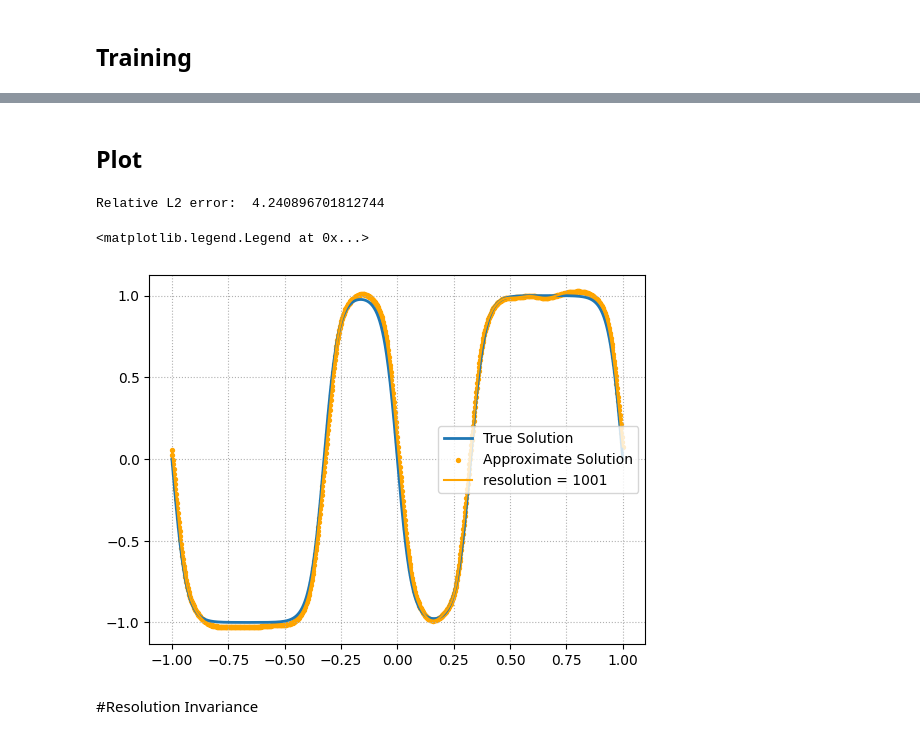
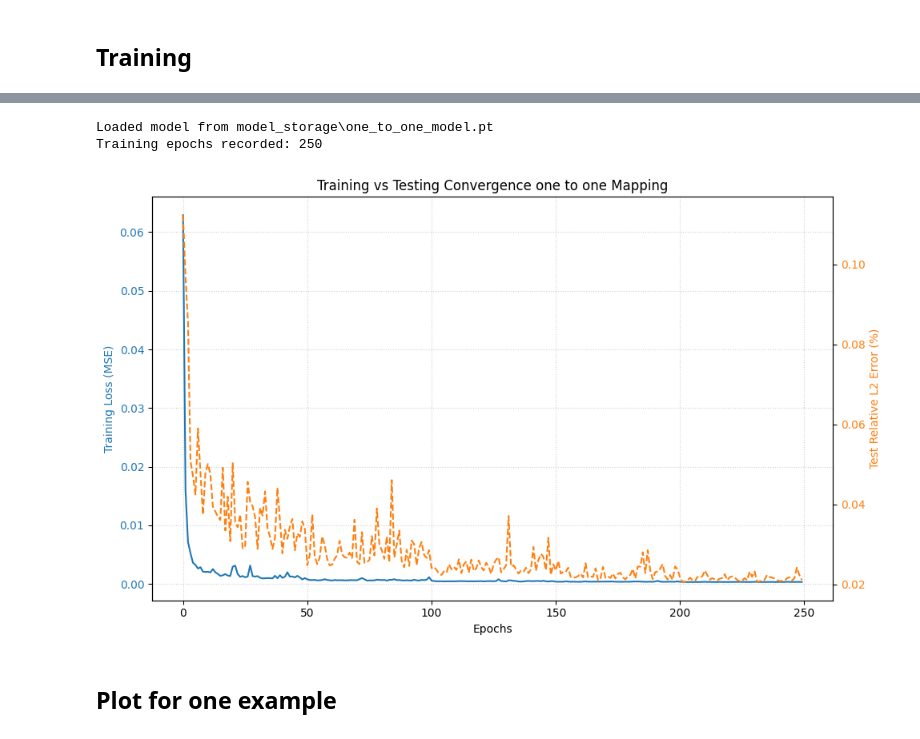
Before and after one commit to S1ntax3rror/AIinScienceAndEng26, a Jupyter notebook: FNO_for_DynamicalSystem/FNO_for_a_dynamical_system.ipynb, the cells around one changed output, grey strips where cells are left out. Cells and saved outputs as stored; diff of their text form; code cells hidden in the pictures.

```diff
--- a/FNO_for_DynamicalSystem/FNO_for_a_dynamical_system.ipynb
+++ b/FNO_for_DynamicalSystem/FNO_for_a_dynamical_system.ipynb
@@ -251,28 +249,33 @@ for epoch in range(epochs):
+# %%
+load_path = os.path.join("model_storage", f"one_to_one_model.pt")
+
+checkpoint = torch.load(load_path)
+train_history = checkpoint["train_loss_history"]
+test_history = checkpoint["test_loss_history"]
+print(f"Loaded model from {load_path}")
+print(f"Training epochs recorded: {len(train_history)}")
+
+fig, ax1 = plt.subplots(figsize=(10, 6))
+
+color = 'tab:blue'
+ax1.set_xlabel('Epochs')
+ax1.set_ylabel('Training Loss (MSE)', color=color)
+ax1.plot(train_history, color=color, label='Train MSE')
+ax1.tick_params(axis='y', labelcolor=color)
+ax1.grid(True, which='both', linestyle=':', alpha=0.6)
+
+ax2 = ax1.twinx()
+color = 'tab:orange'
+ax2.set_ylabel('Test Relative L2 Error (%)', color=color)
+ax2.plot(test_history, color=color, linestyle='--', label='Test Rel L2')
+ax2.tick_params(axis='y', labelcolor=color)
+
+plt.title(f"Training vs Testing Convergence one to one Mapping")
+fig.tight_layout()  # Adjust layout to prevent clipping of labels
+plt.show()
+# %% [output]
+Loaded model from model_storage\one_to_one_model.pt
+Training epochs recorded: 250
+[figure, added]
 # %% [markdown]
-## Plot
+## Plot for one example
-# %%
-idx_data = 12
-
-input_function_test_n = input_function_test[idx_data, :].unsqueeze(0)
-output_function_test_n = output_function_test[idx_data, :].unsqueeze(0)
-res = output_function_test_n.shape[1]
-
-output_function_test_pred_n = fno(input_function_test_n)
-
-plt.figure()
-plt.grid(True, which="both", ls=":")
-plt.plot(input_function_test_n[0,:,1].detach(), output_function_test_n[0].detach(), label="True Solution", c="C0", lw=2)
-plt.scatter(input_function_test_n[0,:,1].detach(), output_function_test_pred_n[0].detach(), label="Approximate Solution", s=8, c="orange")
-plt.plot(input_function_test_n[0,:,1].detach(), output_function_test_pred_n[0].detach(), color = "orange", label = f"resolution = {res}")
-
-
-p = 2
-err = (torch.mean(abs(output_function_test_n.detach().reshape(-1, ) - output_function_test_pred_n.detach().reshape(-1, )) ** p) / torch.mean(abs(output_function_test_n.detach()) ** p)) ** (1 / p) * 100
-print("Relative L2 error: ", err.item())
-plt.legend()
-# %% [output]
-Relative L2 error:  4.240896701812744
-<matplotlib.legend.Legend at 0x...>
-[figure, removed]
-# %% [markdown]
-#Resolution Invariance
```
Also changed, not shown: parts of 26 cells of this notebook, 1 other file.
